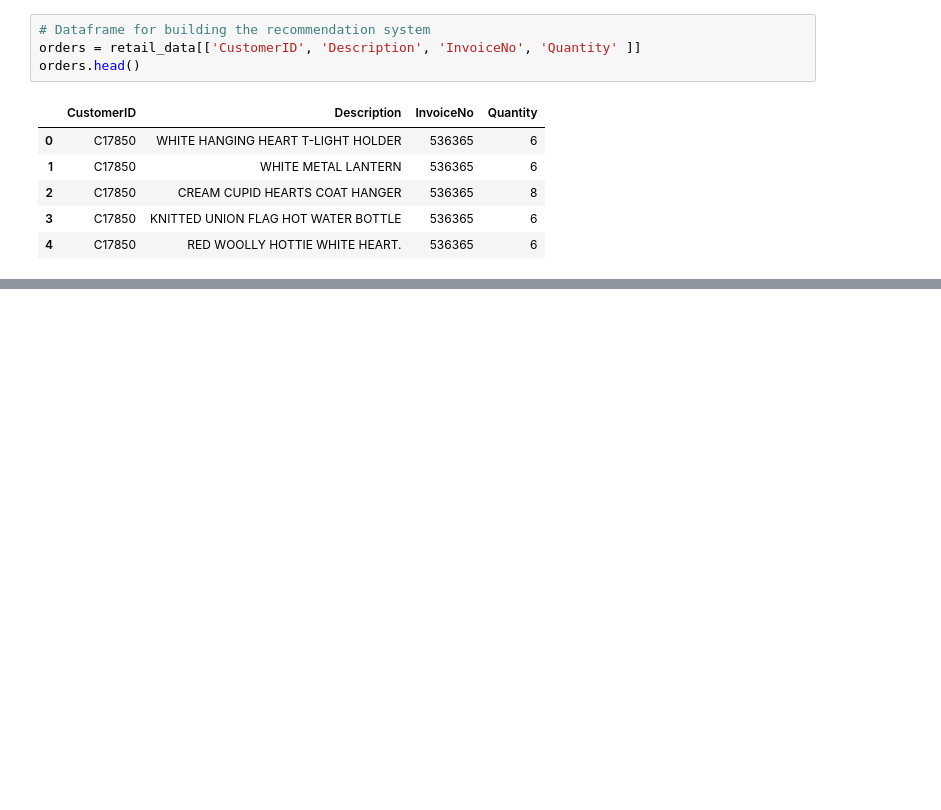
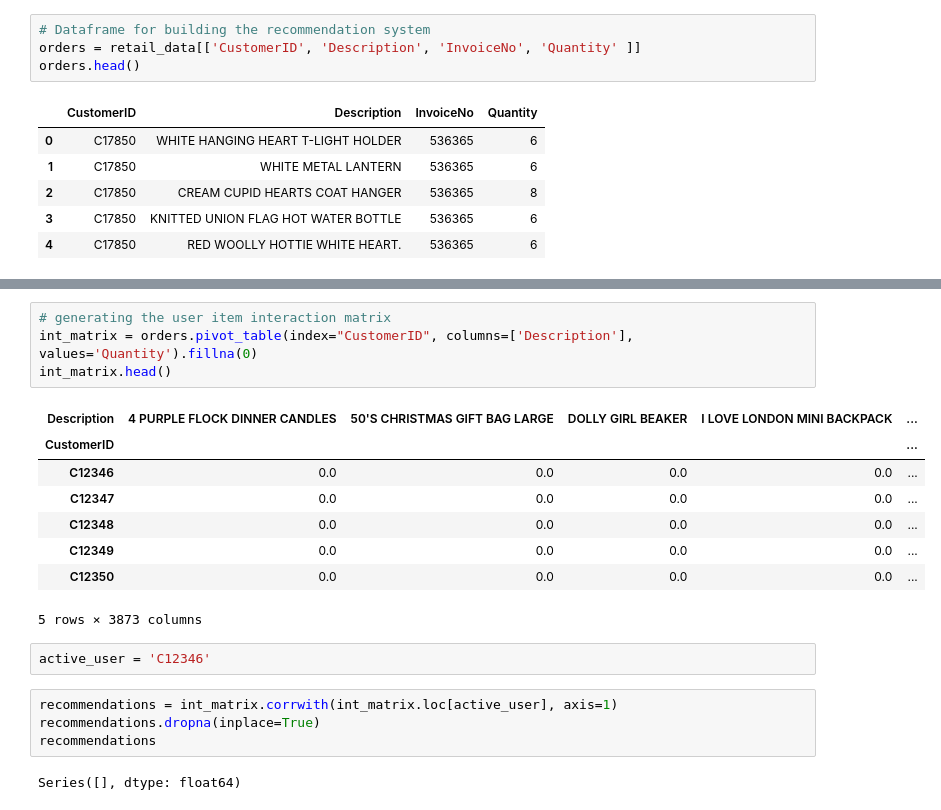
Before and after one commit to black-dev-x/core-concepts-recommender-system, a Jupyter notebook: RecommenderSystem.ipynb, the cells around one changed output, grey strips where cells are left out. Cells and saved outputs as stored; diff of their text form; blank space fills up the shorter version.

```diff
--- a/RecommenderSystem.ipynb
+++ b/RecommenderSystem.ipynb
@@ -103,0 +137,21 @@ retail_data.head()
+# %%
+# generating the user item interaction matrix
+int_matrix = orders.pivot_table(index="CustomerID", columns=['Description'], values='Quantity').fillna(0)
+int_matrix.head()
+# %% [output]
+| Description | 4 PURPLE FLOCK DINNER CANDLES | 50'S CHRISTMAS GIFT BAG LARGE | DOLLY GIRL BEAKER | I LOVE LONDON MINI BACKPACK | ... |
+| CustomerID |  |  |  |  | ... |
+| C12346 | 0.0 | 0.0 | 0.0 | 0.0 | ... |
+| C12347 | 0.0 | 0.0 | 0.0 | 0.0 | ... |
+| C12348 | 0.0 | 0.0 | 0.0 | 0.0 | ... |
+| C12349 | 0.0 | 0.0 | 0.0 | 0.0 | ... |
+| C12350 | 0.0 | 0.0 | 0.0 | 0.0 | ... |
+5 rows × 3873 columns
+# %%
+active_user = 'C12346'
+# %%
+recommendations = int_matrix.corrwith(int_matrix.loc[active_user], axis=1)
+recommendations.dropna(inplace=True)
+recommendations
+# %% [output]
+Series([], dtype: float64)
```
Also changed, not shown: parts of 4 cells of this notebook.
